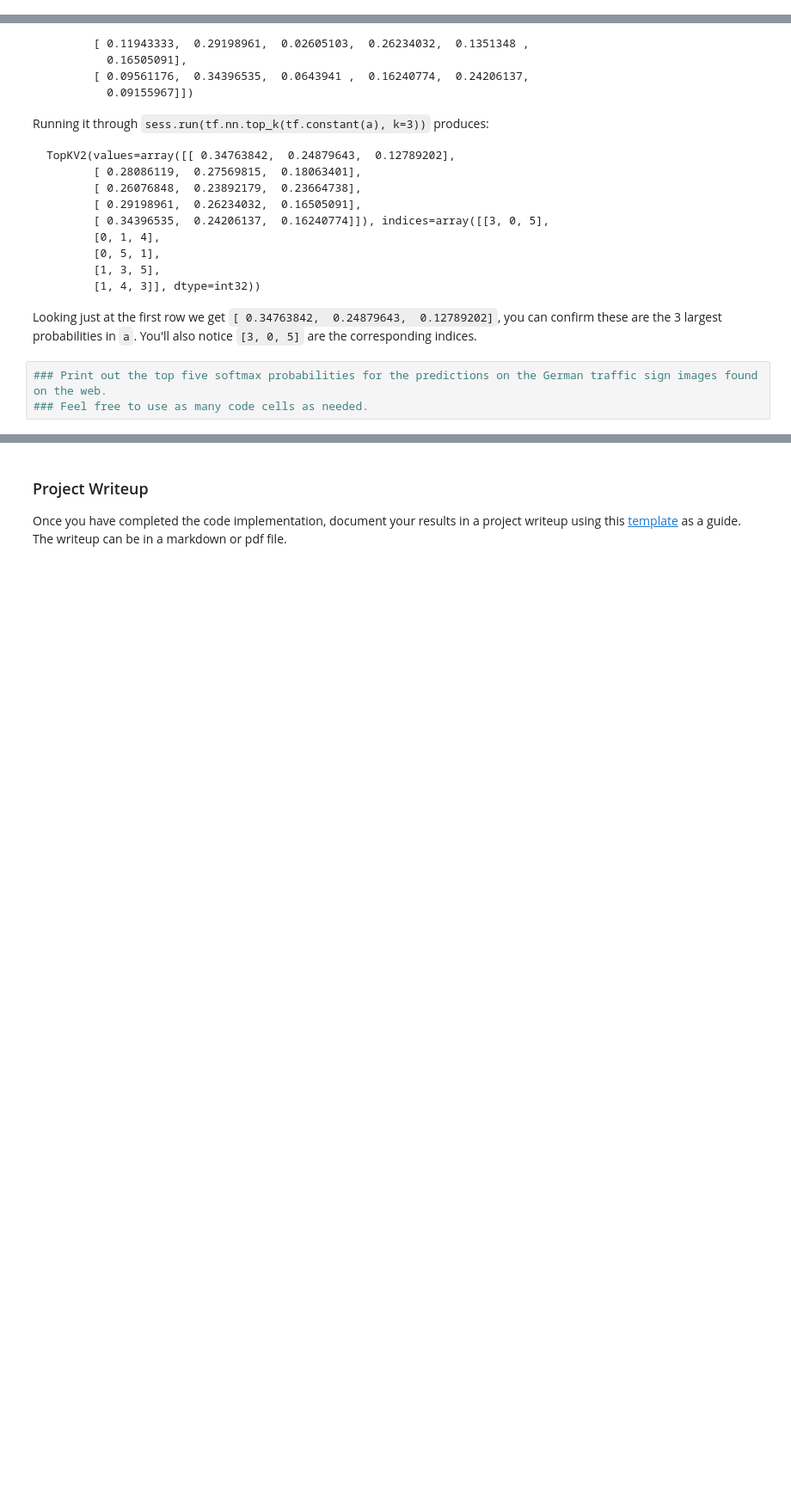
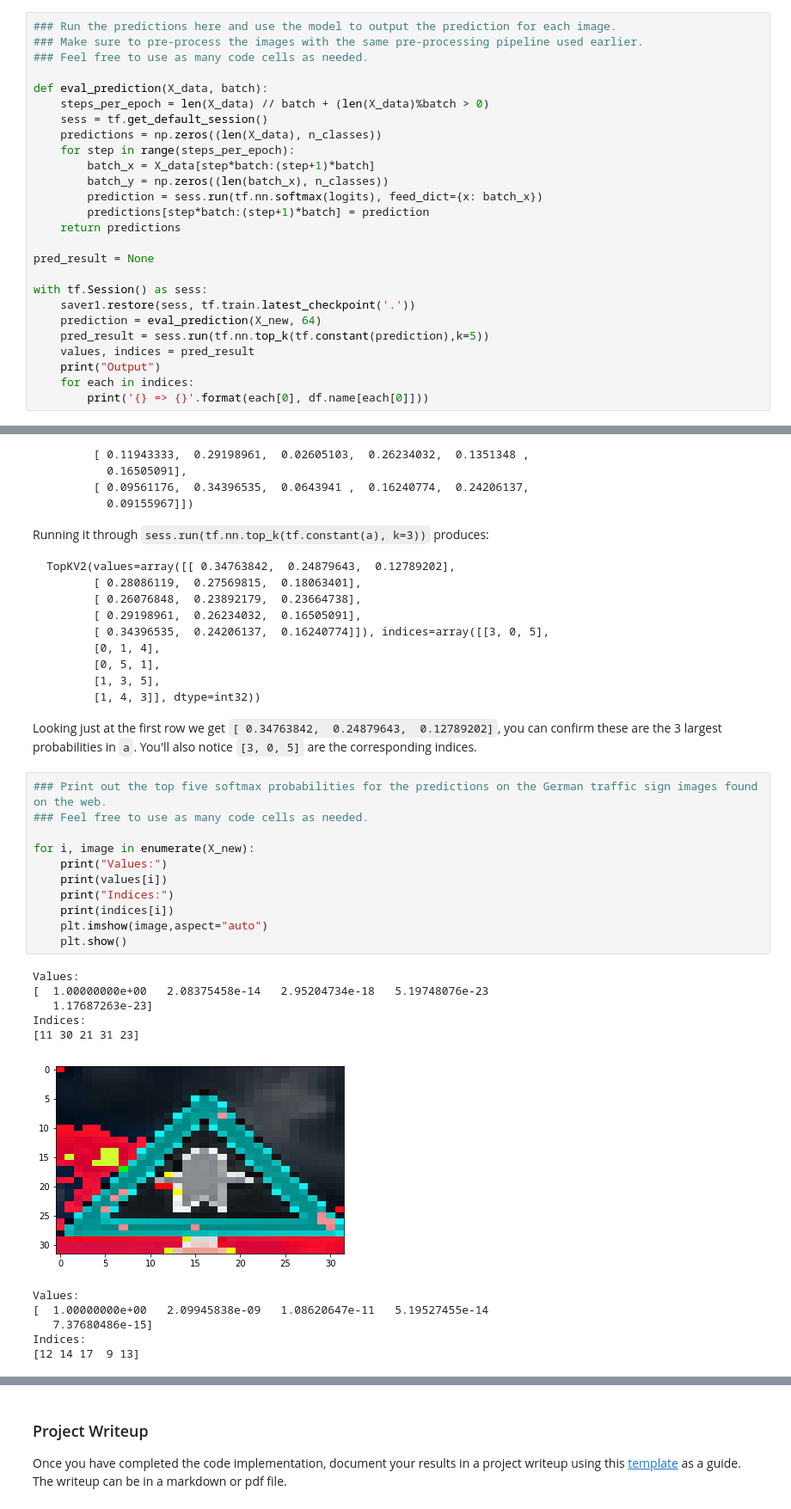
Before and after one commit to dkarunakaran/carnd-traffic-sign-classifier-p2, a Jupyter notebook: Traffic_Sign_Classifier.ipynb, the cells around one changed output, grey strips where cells are left out. Shown: that part at 86% size. Cells and saved outputs as stored; diff of their text form; blank space fills up the shorter version.

```diff
--- a/Traffic_Sign_Classifier.ipynb
+++ b/Traffic_Sign_Classifier.ipynb
@@ -388,0 +433,26 @@ You may find `signnames.csv` useful as it contains mappings from the class id (i
+# %%
+### Run the predictions here and use the model to output the prediction for each image.
+### Make sure to pre-process the images with the same pre-processing pipeline used earlier.
+### Feel free to use as many code cells as needed.
+
+def eval_prediction(X_data, batch):
+    steps_per_epoch = len(X_data) // batch + (len(X_data)%batch > 0)
+    sess = tf.get_default_session()
+    predictions = np.zeros((len(X_data), n_classes))
+    for step in range(steps_per_epoch):
+        batch_x = X_data[step*batch:(step+1)*batch]
+        batch_y = np.zeros((len(batch_x), n_classes))
+        prediction = sess.run(tf.nn.softmax(logits), feed_dict={x: batch_x})
+        predictions[step*batch:(step+1)*batch] = prediction
+    return predictions
+
+pred_result = None
+
+with tf.Session() as sess:
+    saver1.restore(sess, tf.train.latest_checkpoint('.'))
+    prediction = eval_prediction(X_new, 64)
+    pred_result = sess.run(tf.nn.top_k(tf.constant(prediction),k=5))
+    values, indices = pred_result
+    print("Output")
+    for each in indices:
+        print('{} => {}'.format(each[0], df.name[each[0]]))
@@ -434,3 +524,23 @@ Looking just at the first row we get `[ 0.34763842,  0.24879643,  0.12789202]`,
 # %%
 ### Print out the top five softmax probabilities for the predictions on the German traffic sign images found on the web.
 ### Feel free to use as many code cells as needed.
+
+for i, image in enumerate(X_new):
+    print("Values:")
+    print(values[i])
+    print("Indices:")
+    print(indices[i])
+    plt.imshow(image,aspect="auto")
+    plt.show()
+# %% [output]
+Values:
+[  1.00000000e+00   2.08375458e-14   2.95204734e-18   5.19748076e-23
+   1.17687263e-23]
+Indices:
+[11 30 21 31 23]
+[figure, added]
+Values:
+[  1.00000000e+00   2.09945838e-09   1.08620647e-11   5.19527455e-14
+   7.37680486e-15]
+Indices:
+[12 14 17  9 13]
```
Also changed, not shown: parts of 14 cells of this notebook, 9 other files.
